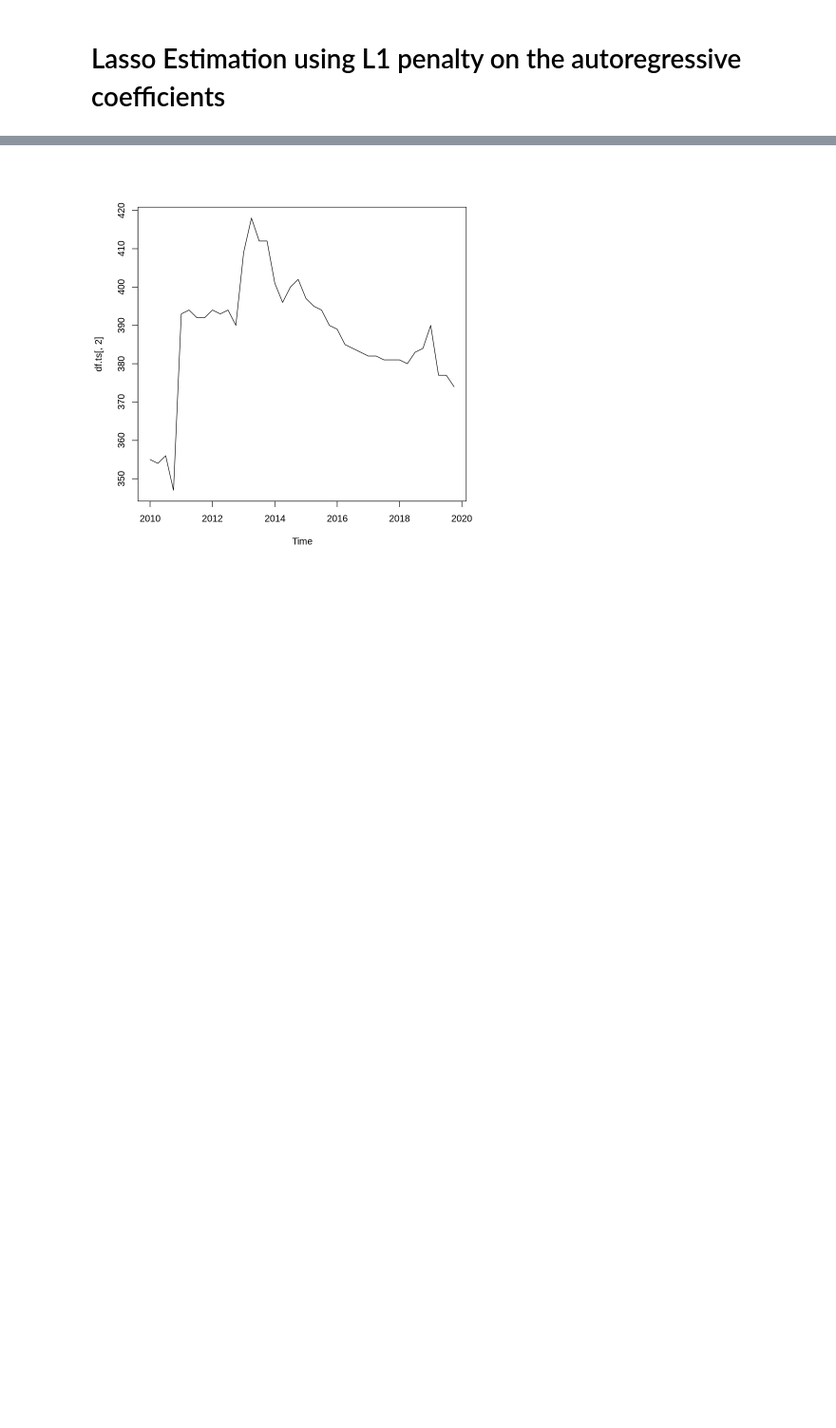
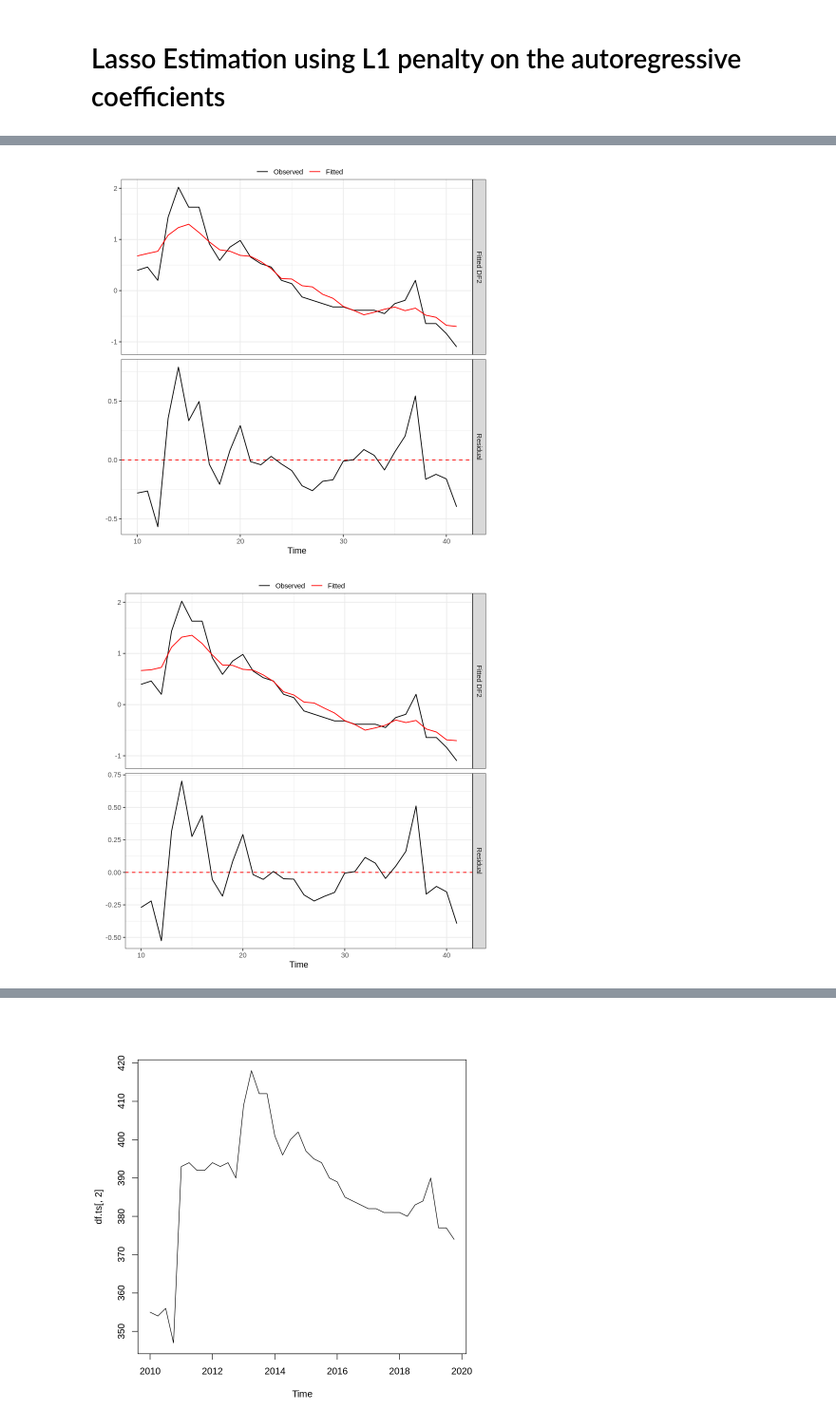
Before and after one commit to Jay-boo/TimeSeries_ACOSS, a Jupyter notebook: multivariate_LASSO.ipynb, the cells around one changed output, grey strips where cells are left out. Shown at 95% size. Saved outputs shown, nothing was run; the diff lists cells and outputs as text; code cells hidden in the pictures; blank space fills up the shorter version.

```diff
--- a/multivariate_LASSO.ipynb
+++ b/multivariate_LASSO.ipynb
@@ -174,0 +154,11 @@ LhatL1 <- lagmatrix(fit=VAR.L1.2, returnplot=TRUE)
+# %%
+VAR.HLAG.bis <-sparseVAR(
+    Y=scale(df),# We're using HLag estimators
+    selection= "aic"
+)
+VAR.L1.bis <-sparseVAR(
+    Y=scale(df),# We're using HLag estimators
+    VARpen = "L1",
+    selection="aic"
+
+)
@@ -175 +208,7 @@ LhatL1 <- lagmatrix(fit=VAR.L1.2, returnplot=TRUE)
+# %%
+diagnostics_plot(VAR.HLAG,variable="DF2")
+diagnostics_plot(VAR.L1,variable="DF2")
+# %% [output]
+[figure, added]
+[figure, added]
 # %%
```
Also changed, not shown: parts of 31 cells of this notebook, 27 other files.
